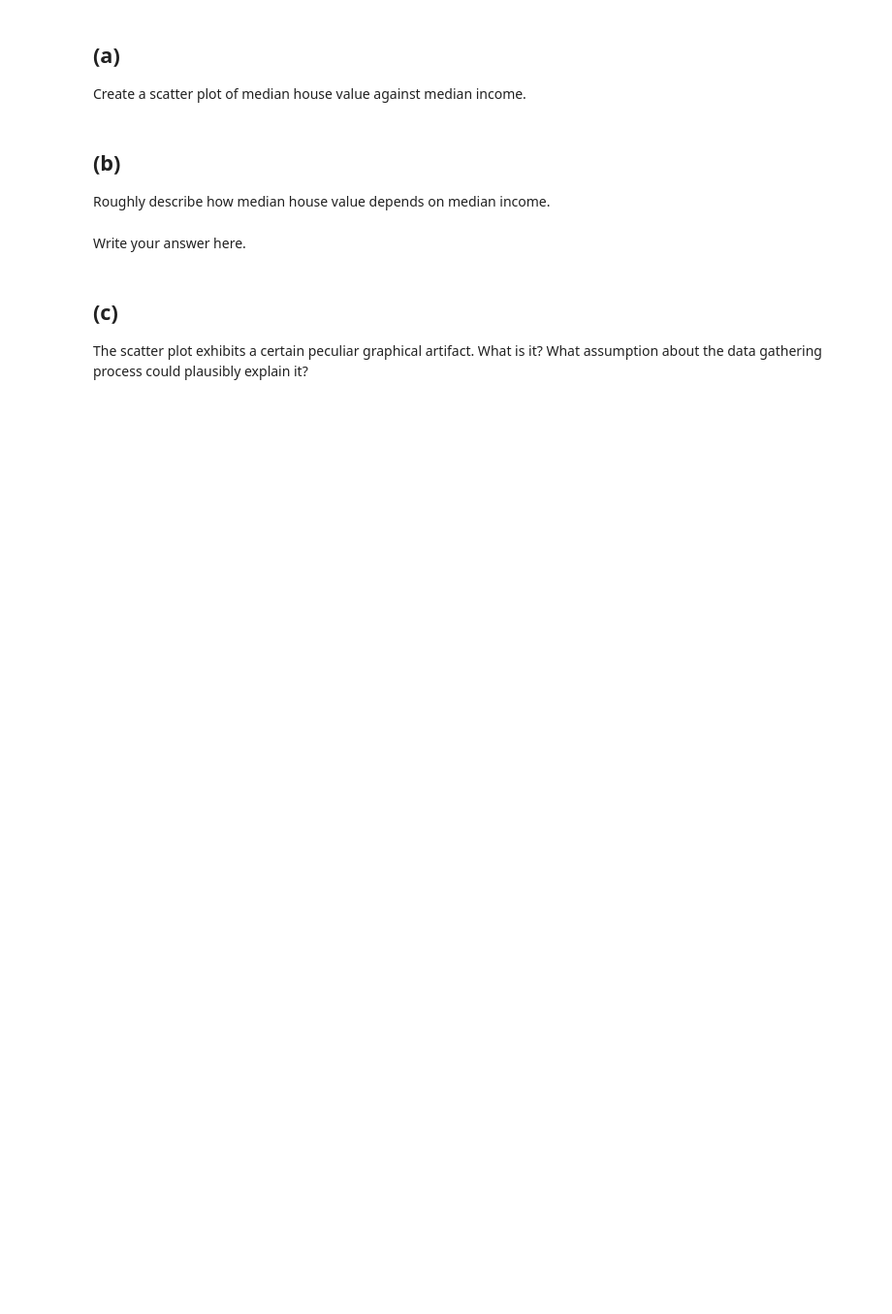
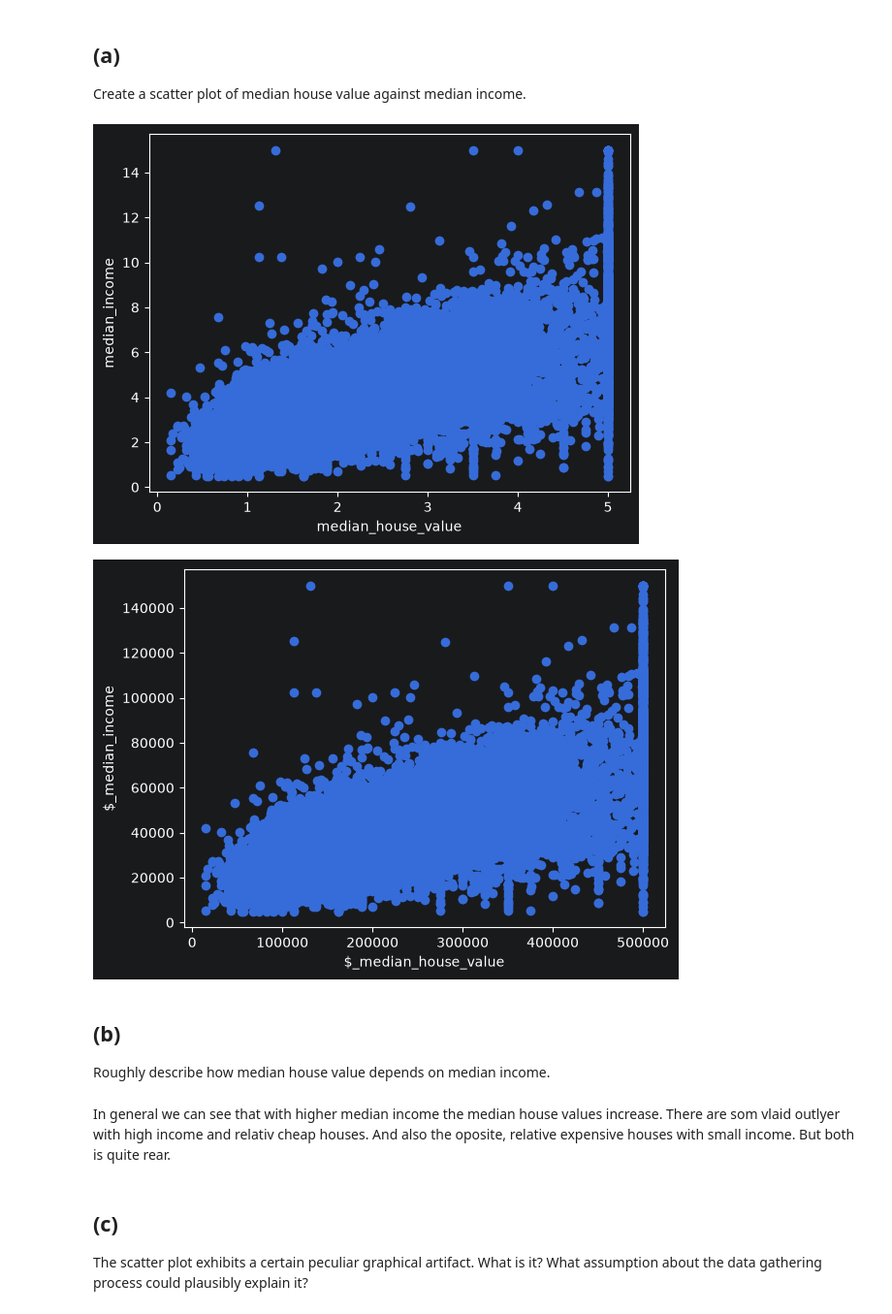
Before and after one commit to EinfachTuen/cocalc, a Jupyter notebook: Sheet2/sheet2_Q1.ipynb, the cells around one changed output. Shown at 97% size. Cells and saved outputs as stored; diff of their text form; code cells hidden in the pictures; blank space fills up the shorter version.

```diff
--- a/Sheet2/sheet2_Q1.ipynb
+++ b/Sheet2/sheet2_Q1.ipynb
@@ -19,13 +39,30 @@ median_house_value = housing.target
 
 Create a scatter plot of median house value against median income.
 # %%
-# Write your code here.
+# according to docu and info MedInc is in units of $10,000
+# while target (house_value) is in $100,000.
+
+plt.scatter(median_house_value, median_income)
+plt.xlabel("median_house_value")
+plt.ylabel("median_income")
+plt.show()
+
+median_income_usd      = median_income * 10_000
+median_house_value_usd = median_house_value * 100_000
+
+plt.scatter(median_house_value_usd,median_income_usd)
+plt.ylabel("$_median_income")
+plt.xlabel("$_median_house_value")    #
+plt.show()
+# %% [output]
+[figure, added]
+[figure, added]
 # %% [markdown]
 ## (b)
 
 Roughly describe how median house value depends on median income.
-# %% [markdown]
-Write your answer here.
+# %% [markdown]
+In general we can see that with higher median income the median house values increase. There are som vlaid outlyer with high income and relativ cheap houses. And also the oposite, relative expensive houses with small income. But both is quite rear.
 # %% [markdown]
 ## (c)
 
```
Also changed, not shown: parts of 4 cells of this notebook.
